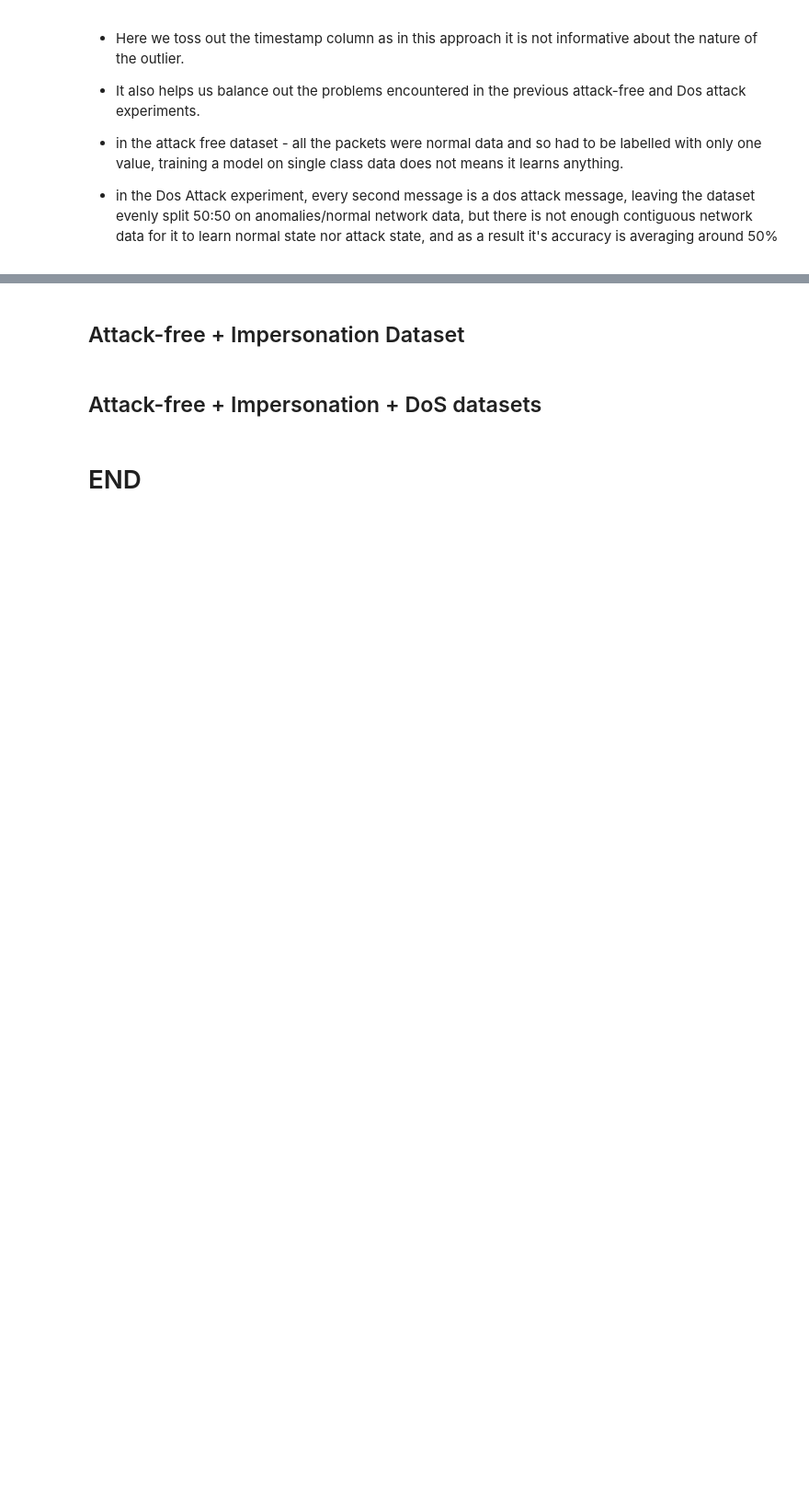
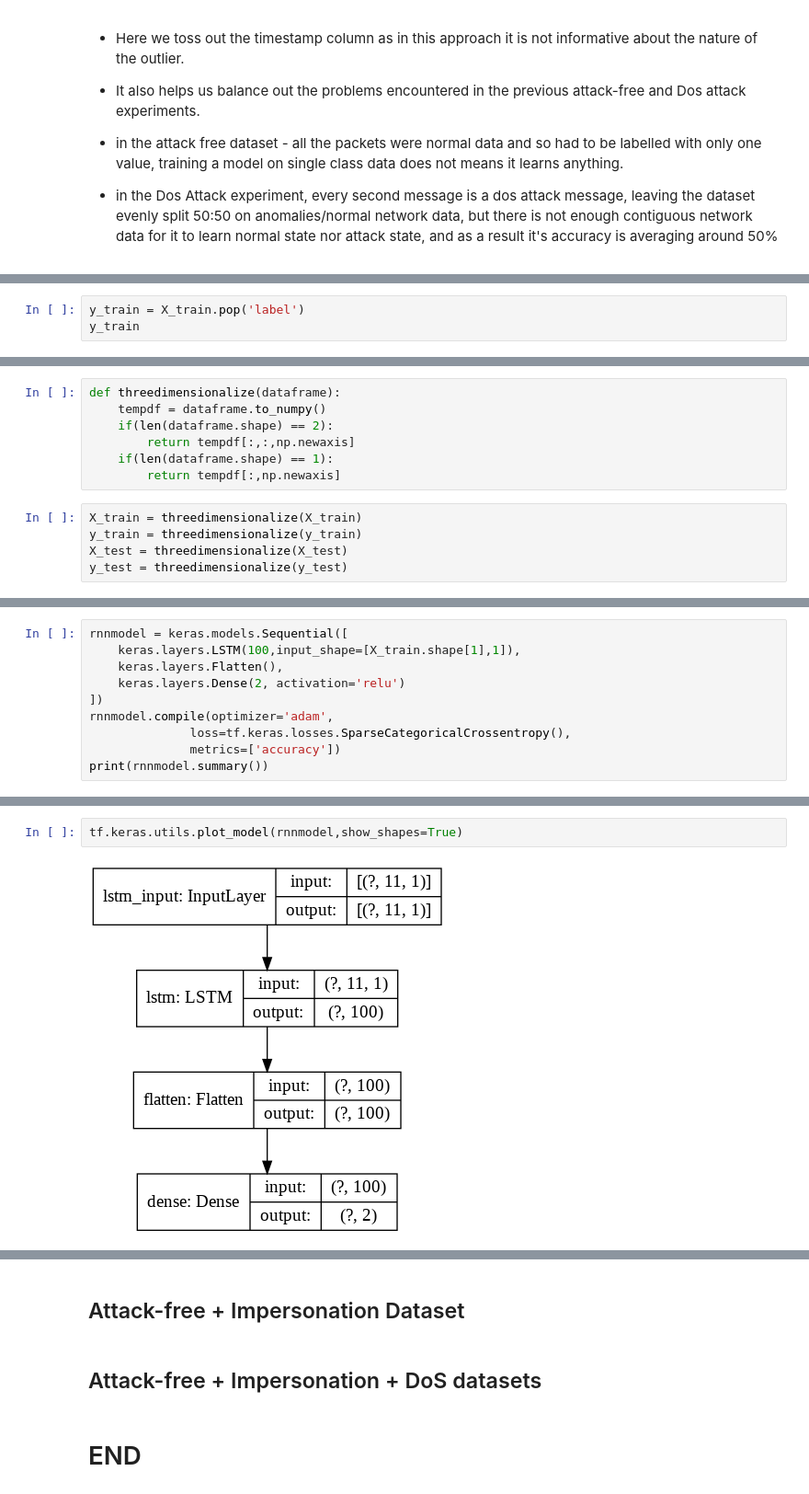
Before and after one commit to mehrotrasan16/CS581-CAN-DO-Project, a Jupyter notebook: code/LSTM_CAN_Data.ipynb, the cells around one changed output, grey strips where cells are left out. Shown: that part at 92% size. Drawn from its saved outputs; the diff is of its cells as text; blank space fills up the shorter version.

```diff
--- a/code/LSTM_CAN_Data.ipynb
+++ b/code/LSTM_CAN_Data.ipynb
@@ -1219,0 +1310,3 @@ df
+# %%
+y_train = X_train.pop('label')
+y_train
@@ -1219,0 +1342,12 @@ df
+# %%
+def threedimensionalize(dataframe):
+    tempdf = dataframe.to_numpy()
+    if(len(dataframe.shape) == 2):
+        return tempdf[:,:,np.newaxis]
+    if(len(dataframe.shape) == 1):
+        return tempdf[:,np.newaxis]
+# %%
+X_train = threedimensionalize(X_train)
+y_train = threedimensionalize(y_train)
+X_test = threedimensionalize(X_test)
+y_test = threedimensionalize(y_test)
@@ -1219,0 +1360,10 @@ df
+# %%
+rnnmodel = keras.models.Sequential([
+    keras.layers.LSTM(100,input_shape=[X_train.shape[1],1]),
+    keras.layers.Flatten(),
+    keras.layers.Dense(2, activation='relu')
+])
+rnnmodel.compile(optimizer='adam',
+              loss=tf.keras.losses.SparseCategoricalCrossentropy(),
+              metrics=['accuracy'])
+print(rnnmodel.summary())
@@ -1219,0 +1386,4 @@ df
+# %%
+tf.keras.utils.plot_model(rnnmodel,show_shapes=True)
+# %% [output]
+[figure, added]
```
Also changed, not shown: parts of 70 cells of this notebook.
